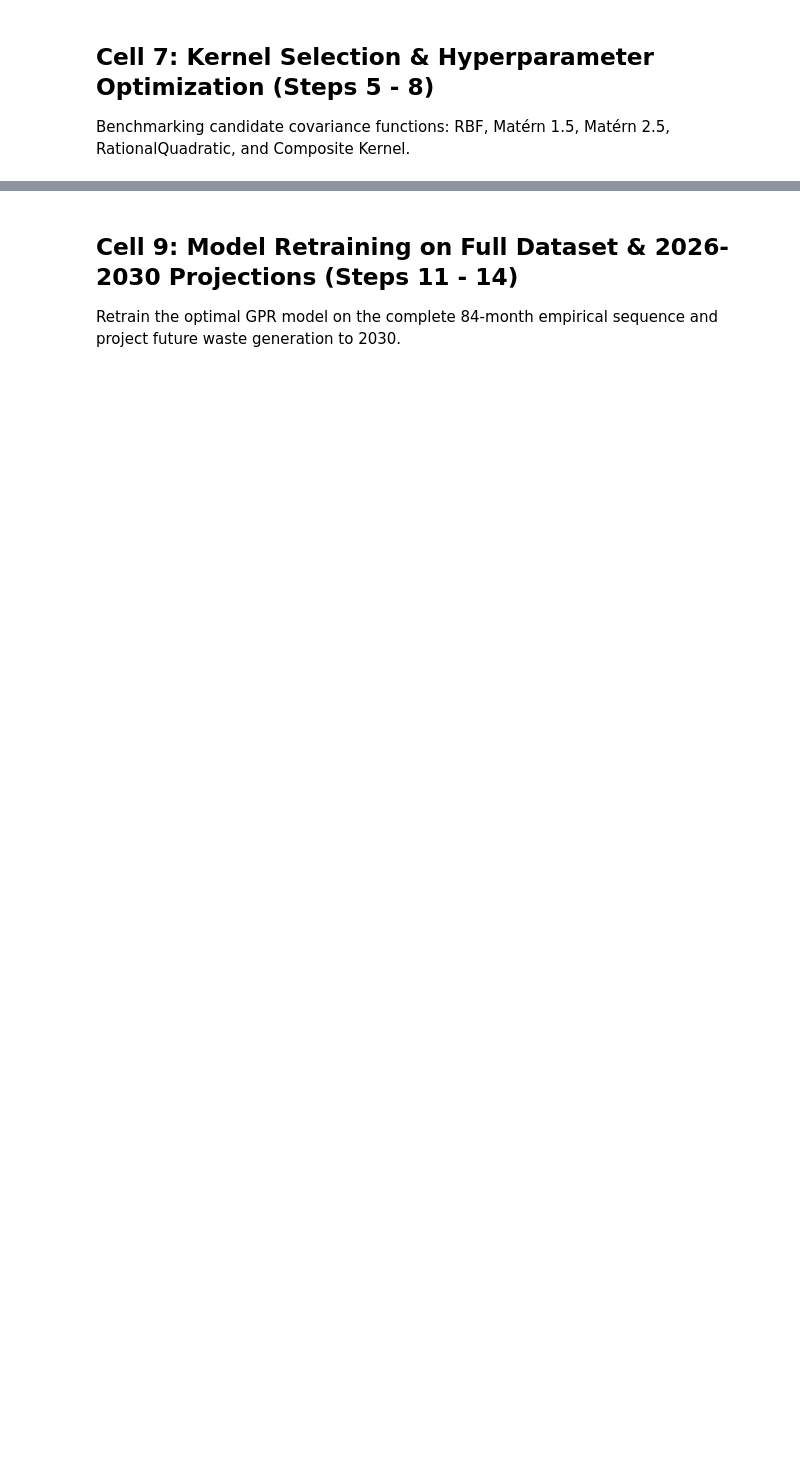
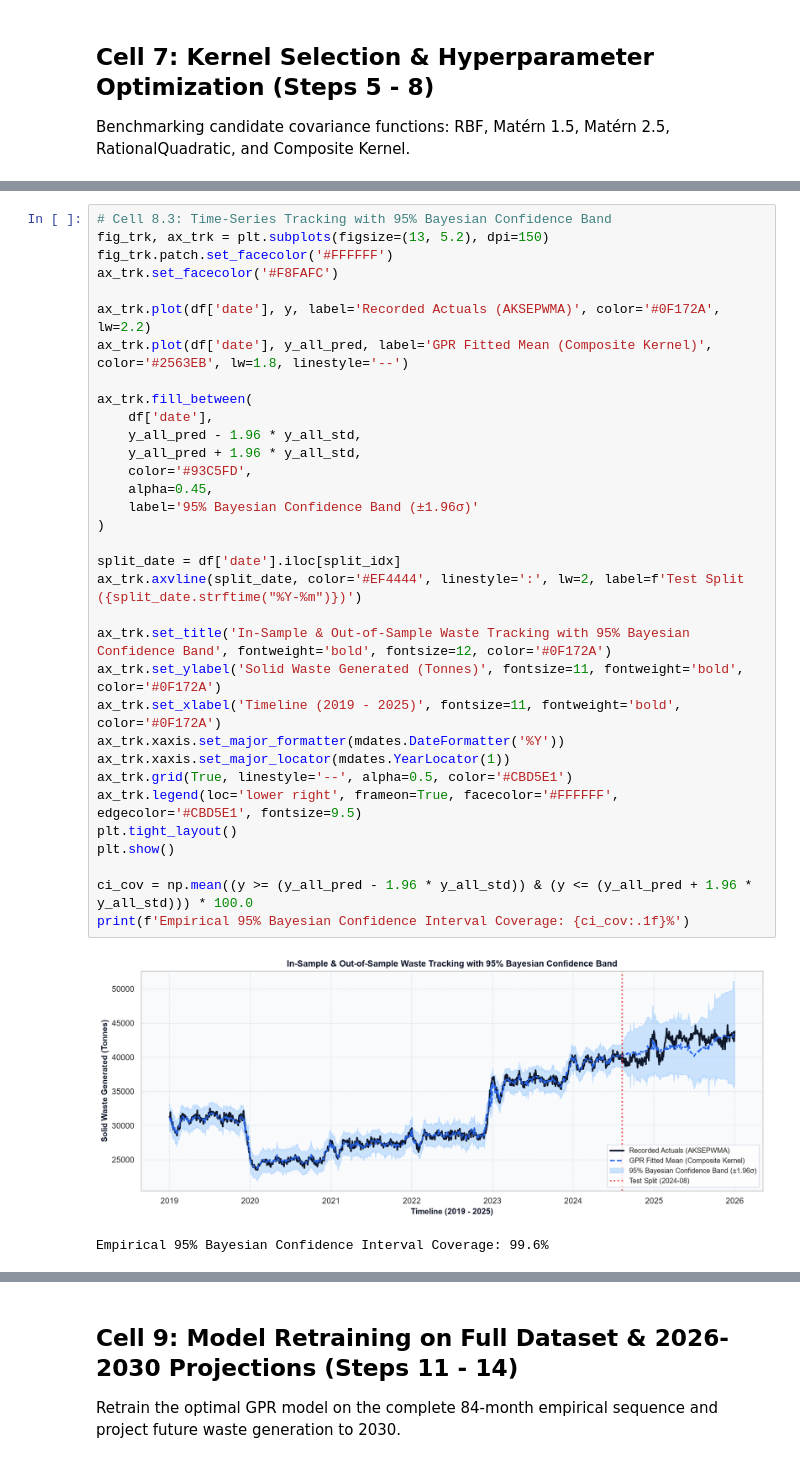
Before and after one commit to FoodieRecipes/municipal_waste_detection_using_GPR, a Jupyter notebook: MSW_GPR_Forecasting_Uyo.ipynb, the cells around one changed output, grey strips where cells are left out. Drawn from its saved outputs; the diff is of its cells as text; blank space fills up the shorter version.

```diff
--- a/MSW_GPR_Forecasting_Uyo.ipynb
+++ b/MSW_GPR_Forecasting_Uyo.ipynb
@@ -349,0 +507,36 @@ Moderate (30-37kt)       0.70      1.00      0.82        16
+# %%
+# Cell 8.3: Time-Series Tracking with 95% Bayesian Confidence Band
+fig_trk, ax_trk = plt.subplots(figsize=(13, 5.2), dpi=150)
+fig_trk.patch.set_facecolor('#FFFFFF')
+ax_trk.set_facecolor('#F8FAFC')
+
+ax_trk.plot(df['date'], y, label='Recorded Actuals (AKSEPWMA)', color='#0F172A', lw=2.2)
+ax_trk.plot(df['date'], y_all_pred, label='GPR Fitted Mean (Composite Kernel)', color='#2563EB', lw=1.8, linestyle='--')
+
+ax_trk.fill_between(
+    df['date'],
+    y_all_pred - 1.96 * y_all_std,
+    y_all_pred + 1.96 * y_all_std,
+    color='#93C5FD',
+    alpha=0.45,
+    label='95% Bayesian Confidence Band (±1.96σ)'
+)
+
+split_date = df['date'].iloc[split_idx]
+ax_trk.axvline(split_date, color='#EF4444', linestyle=':', lw=2, label=f'Test Split ({split_date.strftime("%Y-%m")})')
+
+ax_trk.set_title('In-Sample & Out-of-Sample Waste Tracking with 95% Bayesian Confidence Band', fontweight='bold', fontsize=12, color='#0F172A')
+ax_trk.set_ylabel('Solid Waste Generated (Tonnes)', fontsize=11, fontweight='bold', color='#0F172A')
+ax_trk.set_xlabel('Timeline (2019 - 2025)', fontsize=11, fontweight='bold', color='#0F172A')
+ax_trk.xaxis.set_major_formatter(mdates.DateFormatter('%Y'))
+ax_trk.xaxis.set_major_locator(mdates.YearLocator(1))
+ax_trk.grid(True, linestyle='--', alpha=0.5, color='#CBD5E1')
+ax_trk.legend(loc='lower right', frameon=True, facecolor='#FFFFFF', edgecolor='#CBD5E1', fontsize=9.5)
+plt.tight_layout()
+plt.show()
+
+ci_cov = np.mean((y >= (y_all_pred - 1.96 * y_all_std)) & (y <= (y_all_pred + 1.96 * y_all_std))) * 100.0
+print(f'Empirical 95% Bayesian Confidence Interval Coverage: {ci_cov:.1f}%')
+# %% [output]
+[figure, added]
+Empirical 95% Bayesian Confidence Interval Coverage: 99.6%
```
Also changed, not shown: parts of 24 cells of this notebook, 17 other files.
